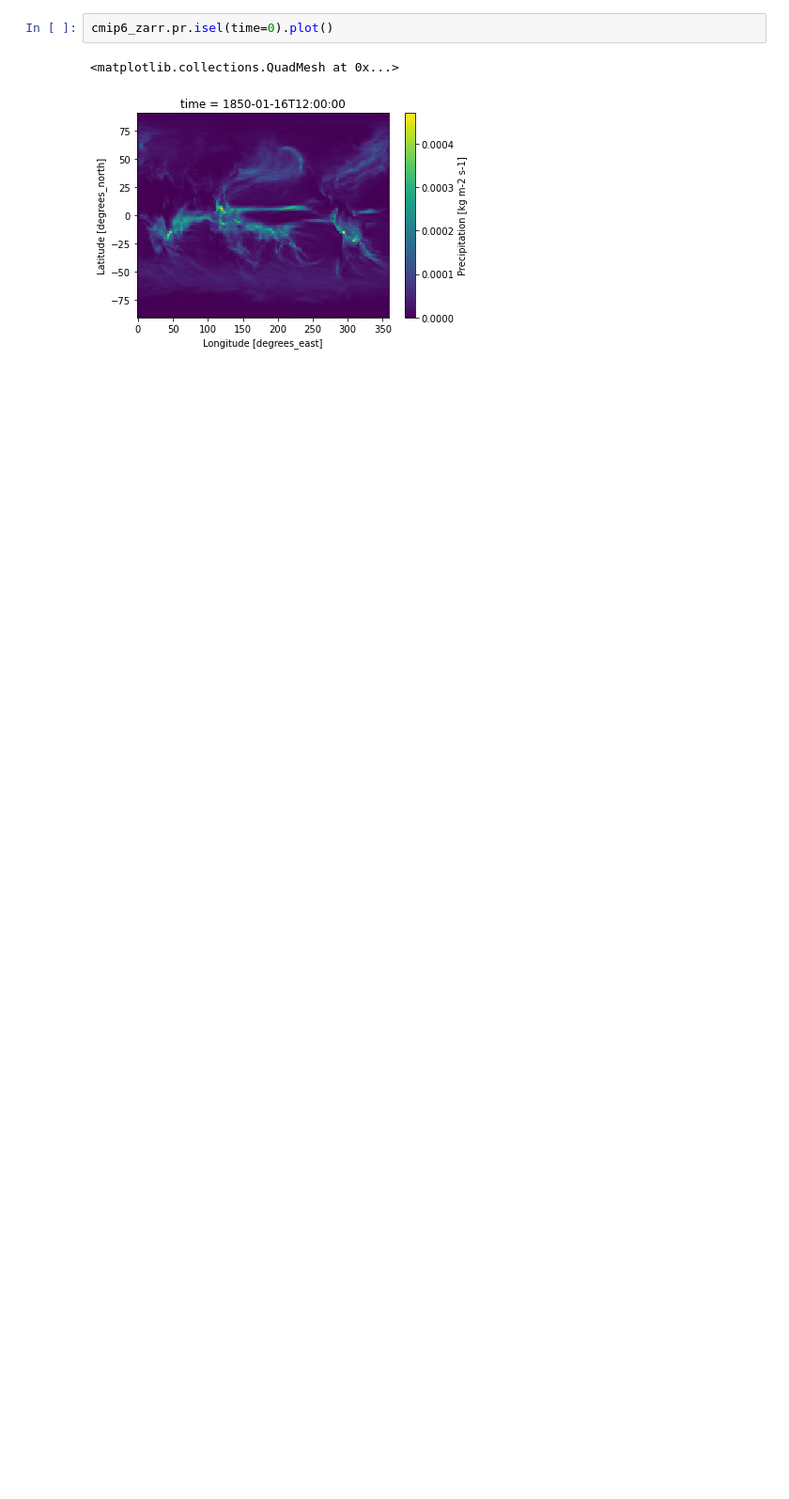
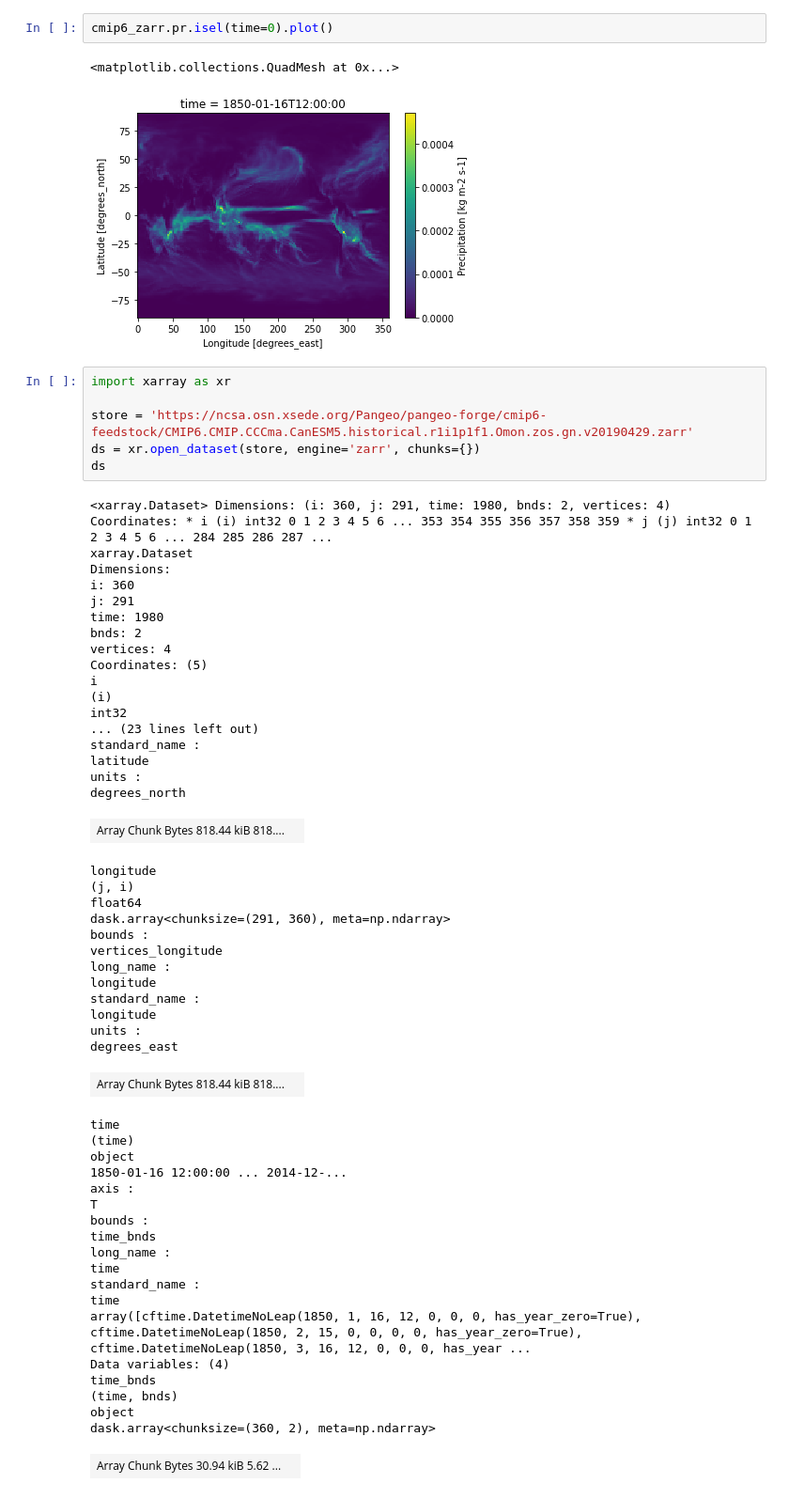
Before and after one commit to larsbuntemeyer/cordex-forge-dev, a Jupyter notebook: cmip6-recipe.ipynb, the cells around one changed output. Shown at 94% size. Drawn from its saved outputs; the diff is of its cells as text; blank space fills up the shorter version.

```diff
--- a/cmip6-recipe.ipynb
+++ b/cmip6-recipe.ipynb
@@ -717,3 +535,60 @@ cmip6_zarr.pr.isel(time=0).plot()
 # %% [output]
 <matplotlib.collections.QuadMesh at 0x...>
 [figure]
+# %%
+import xarray as xr
+
+store = 'https://ncsa.osn.xsede.org/Pangeo/pangeo-forge/cmip6-feedstock/CMIP6.CMIP.CCCma.CanESM5.historical.r1i1p1f1.Omon.zos.gn.v20190429.zarr'
+ds = xr.open_dataset(store, engine='zarr', chunks={})
+ds
+# %% [output]
+<xarray.Dataset> Dimensions: (i: 360, j: 291, time: 1980, bnds: 2, vertices: 4) Coordinates: * i (i) int32 0 1 2 3 4 5 6 ... 353 354 355 356 357 358 359 * j (j) int32 0 1 2 3 4 5 6 ... 284 285 286 287 ...
+xarray.Dataset
+Dimensions:
+i: 360
+j: 291
+time: 1980
+bnds: 2
+vertices: 4
+Coordinates: (5)
+i
+(i)
+int32
+... (23 lines left out)
+standard_name :
+latitude
+units :
+degrees_north
+| Array Chunk Bytes 818.44 kiB 818.... |  |
+longitude
+(j, i)
+float64
+dask.array<chunksize=(291, 360), meta=np.ndarray>
+bounds :
+vertices_longitude
+long_name :
+longitude
+standard_name :
+longitude
+units :
+degrees_east
+| Array Chunk Bytes 818.44 kiB 818.... |  |
+time
+(time)
+object
+1850-01-16 12:00:00 ... 2014-12-...
+axis :
+T
+bounds :
+time_bnds
+long_name :
+time
+standard_name :
+time
+array([cftime.DatetimeNoLeap(1850, 1, 16, 12, 0, 0, 0, has_year_zero=True), cftime.DatetimeNoLeap(1850, 2, 15, 0, 0, 0, 0, has_year_zero=True), cftime.DatetimeNoLeap(1850, 3, 16, 12, 0, 0, 0, has_year ...
+Data variables: (4)
+time_bnds
+(time, bnds)
+object
+dask.array<chunksize=(360, 2), meta=np.ndarray>
+| Array Chunk Bytes 30.94 kiB 5.62 ... |  |
```
Also changed, not shown: parts of 14 cells of this notebook, 3 other files.
